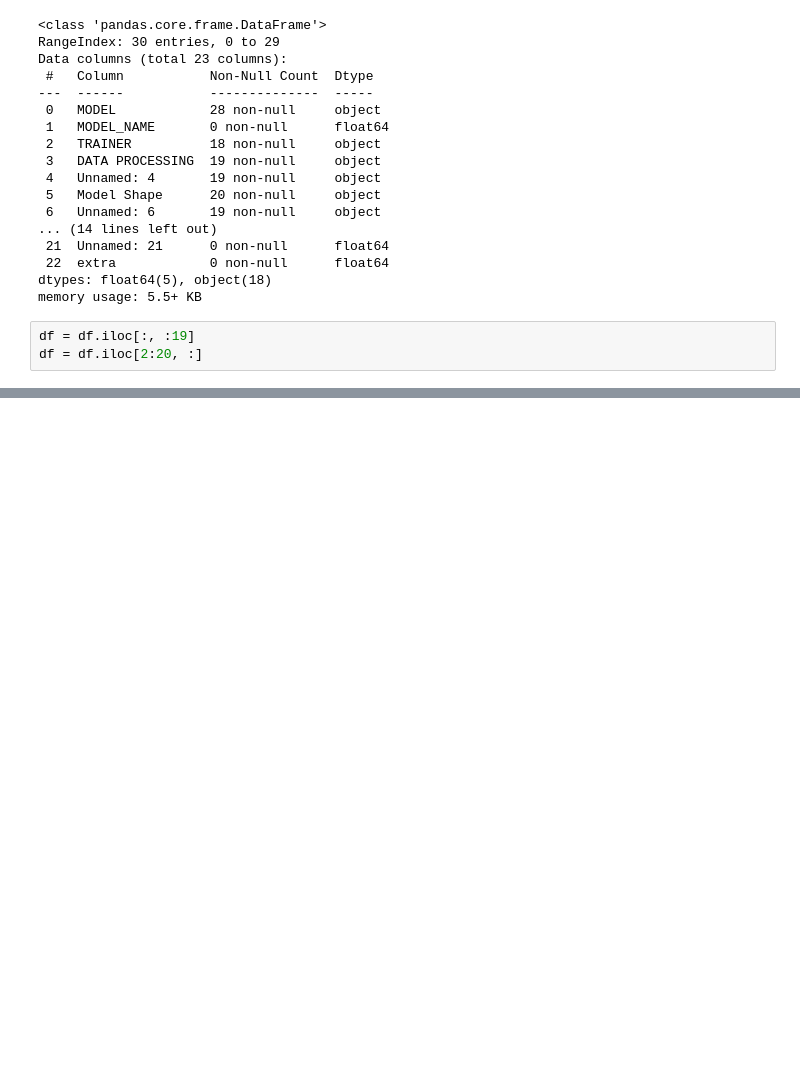
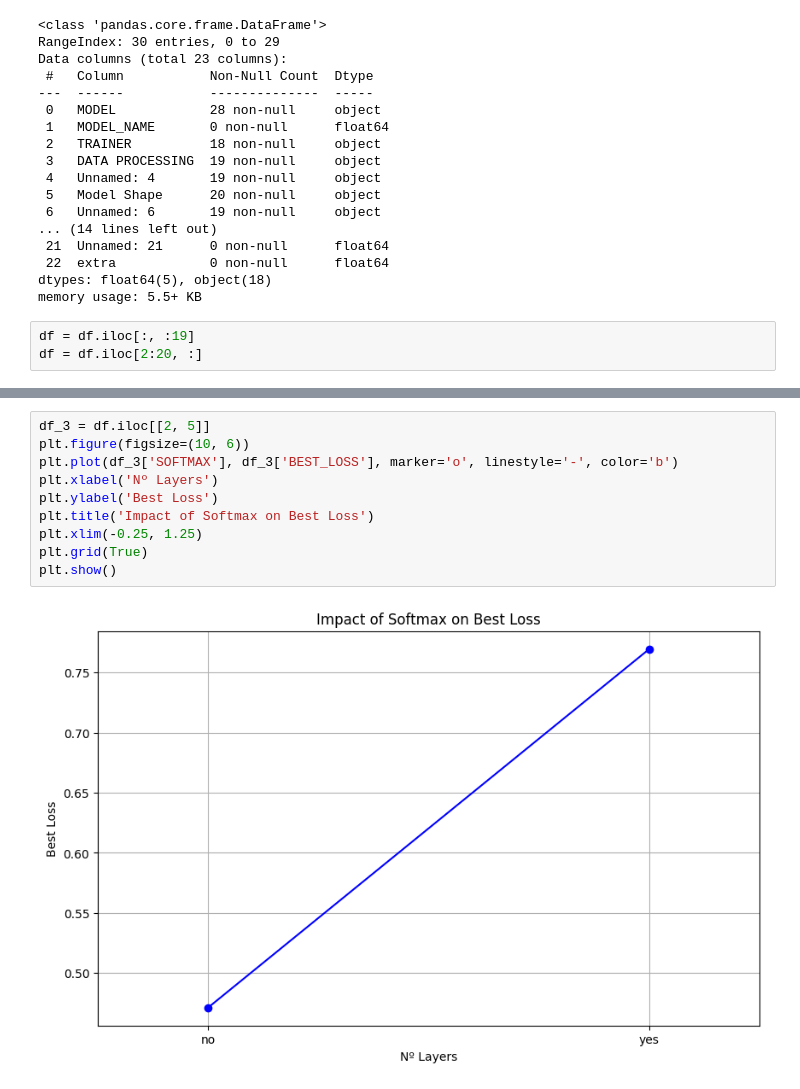
Before and after one commit to JesusRamosCognizant/Project-III, a Jupyter notebook: metrics visualization/results.ipynb, the cells around one changed output, grey strips where cells are left out. Drawn from its saved outputs; the diff is of its cells as text; blank space fills up the shorter version.

```diff
--- a/metrics visualization/results.ipynb
+++ b/metrics visualization/results.ipynb
@@ -95,0 +143,12 @@ df['MODEL_NAME'] = df['MODEL_NAME'] + df['EMBED_DIM'].astype(str) + '_' + df['DR
+# %%
+df_3 = df.iloc[[2, 5]]
+plt.figure(figsize=(10, 6))
+plt.plot(df_3['SOFTMAX'], df_3['BEST_LOSS'], marker='o', linestyle='-', color='b')
+plt.xlabel('Nº Layers')
+plt.ylabel('Best Loss')
+plt.title('Impact of Softmax on Best Loss')
+plt.xlim(-0.25, 1.25)
+plt.grid(True)
+plt.show()
+# %% [output]
+[figure, added]
```
Also changed, not shown: parts of 11 cells of this notebook, 1 other file.
